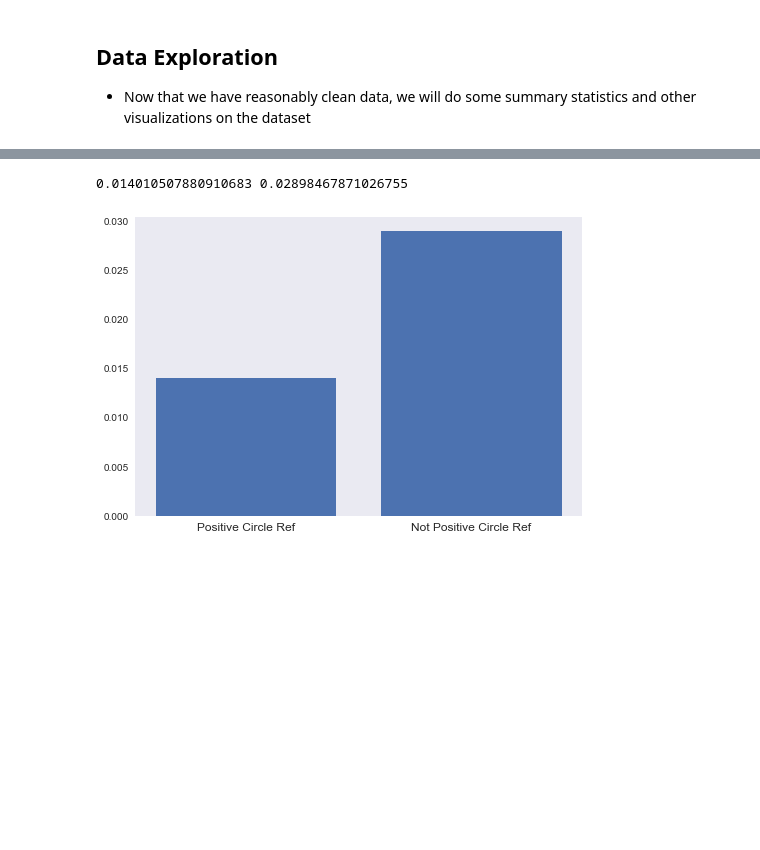
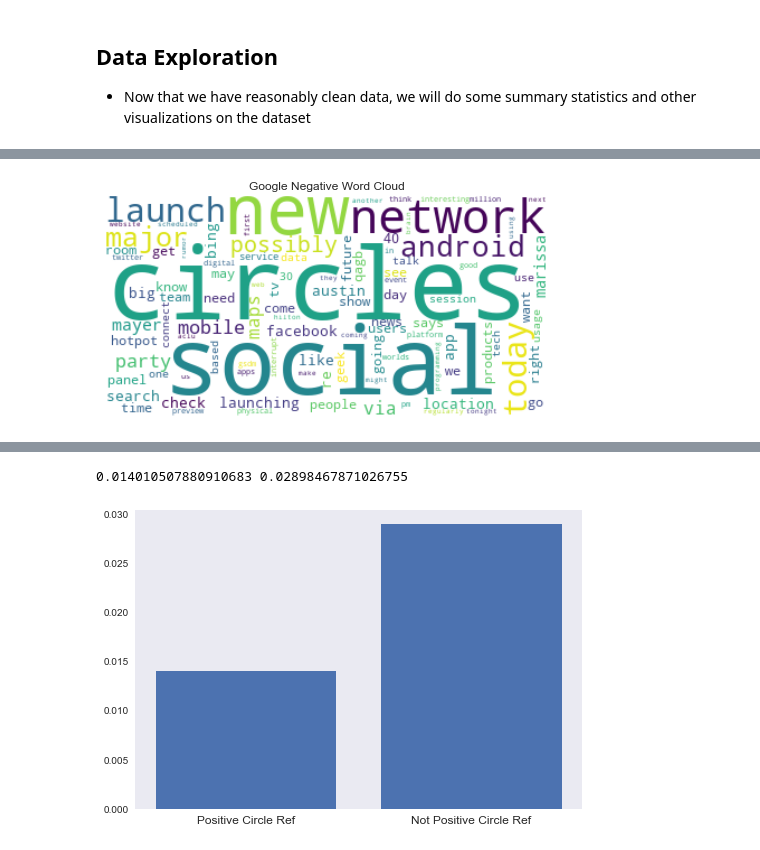
Before and after one commit to marvelje/Twitter-Emotions-Project, a Jupyter notebook: Notebooks/Jeff/jeff_notebook.ipynb, the cells around one changed output, grey strips where cells are left out. Cells and saved outputs as stored; diff of their text form; code cells hidden in the pictures; blank space fills up the shorter version.

```diff
--- a/Notebooks/Jeff/jeff_notebook.ipynb
+++ b/Notebooks/Jeff/jeff_notebook.ipynb
@@ -401,0 +447,15 @@ google_neg = df_clean[(df_clean['sentiment'] == 0) & (df_clean['brand'] == 'Goog
+# %%
+# Google-only Negative word cloud (removing RT)
+gn_token_list = [word for word in google_neg['tokens'].sum() if word not in ['google', 'rt', 'called', 'sxswi']]
+freq_dist_gn = FreqDist(gn_token_list)
+p_wc_gn = WordCloud(background_color="white", max_words=100)
+p_wc_gn.generate_from_frequencies(freq_dist_gn)
+
+plt.figure(figsize=(8,8))
+plt.imshow(p_wc_gn, interpolation='bilinear')
+plt.axis("off")
+plt.margins(x=1, y=1)
+plt.title('Google Negative Word Cloud')
+plt.show()
+# %% [output]
+[figure, added]
```
Also changed, not shown: parts of 12 cells of this notebook, 2 other files.
